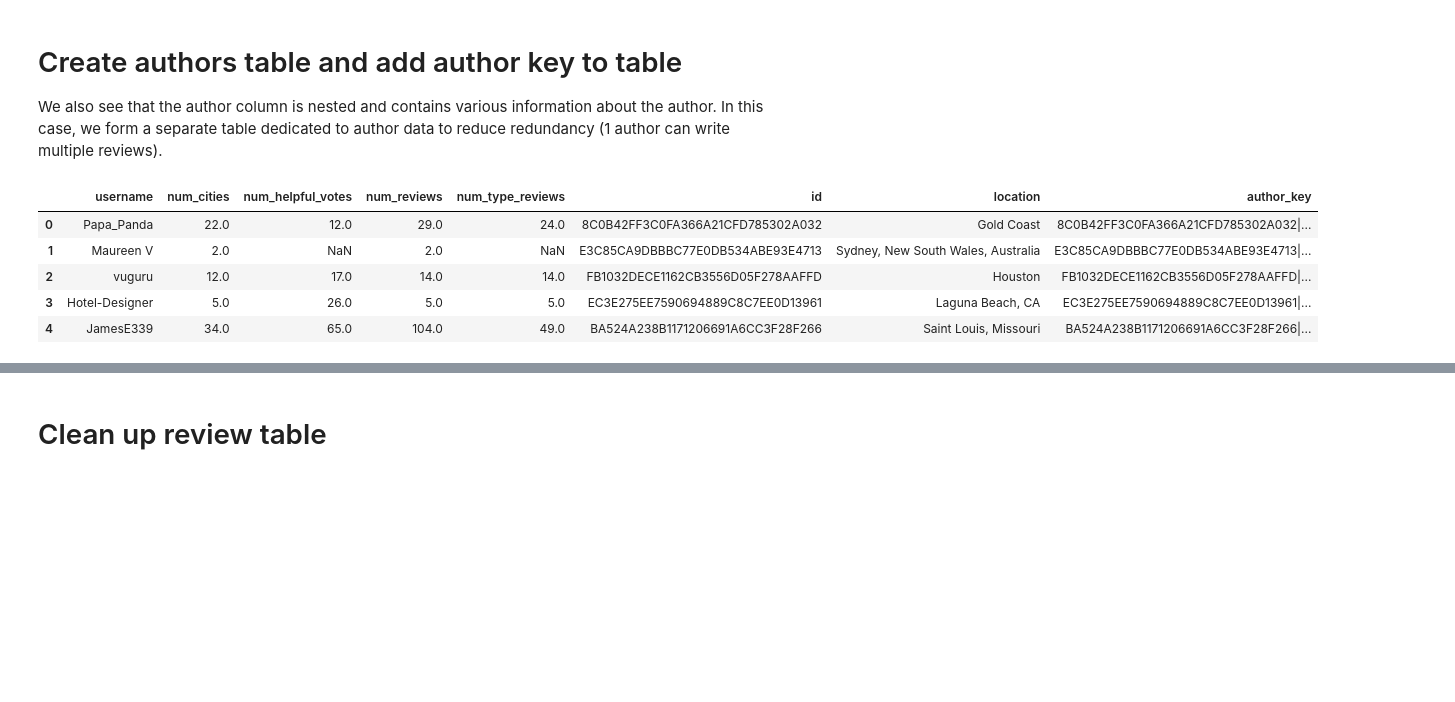
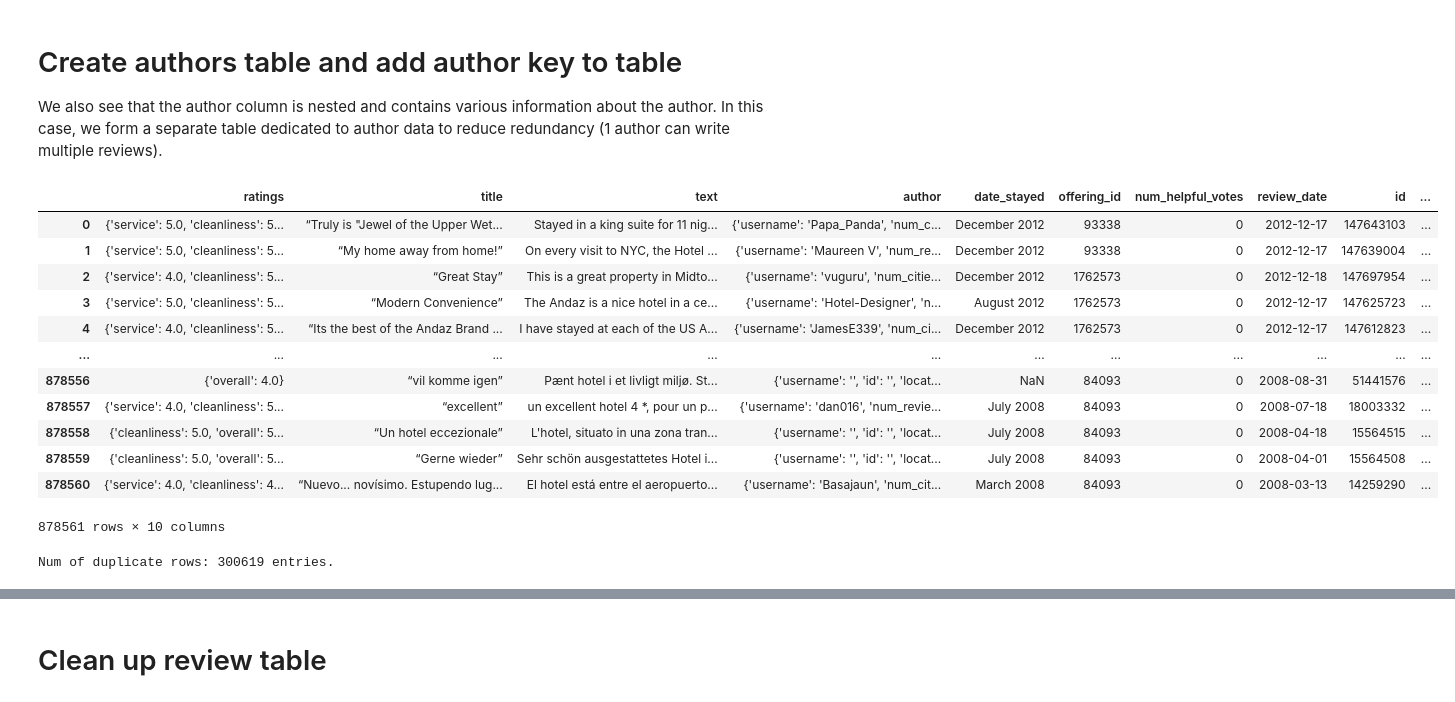
Before and after one commit to nadiavictoria/IS512-Hotel-Analytics, a Jupyter notebook: notebooks/01_data_preparation.ipynb, the cells around one changed output, grey strips where cells are left out. Saved outputs shown, nothing was run; the diff lists cells and outputs as text; code cells hidden in the pictures; blank space fills up the shorter version.

```diff
--- a/notebooks/01_data_preparation.ipynb
+++ b/notebooks/01_data_preparation.ipynb
@@ -54,13 +56,28 @@ flattened_review_df.head()
 # Create authors table and add author key to table
 
 We also see that the author column is nested and contains various information about the author. In this case, we form a separate table dedicated to author data to reduce redundancy (1 author can write multiple reviews).
+# %%
+df_raw
+# %% [output]
+|  | ratings | title | text | author | date_stayed | offering_id | num_helpful_votes | review_date | id | ... |
+| 0 | {'service': 5.0, 'cleanliness': 5... | “Truly is "Jewel of the Upper Wet... | Stayed in a king suite for 11 nig... | {'username': 'Papa_Panda', 'num_c... | December 2012 | 93338 | 0 | 2012-12-17 | 147643103 | ... |
+| 1 | {'service': 5.0, 'cleanliness': 5... | “My home away from home!” | On every visit to NYC, the Hotel ... | {'username': 'Maureen V', 'num_re... | December 2012 | 93338 | 0 | 2012-12-17 | 147639004 | ... |
+| 2 | {'service': 4.0, 'cleanliness': 5... | “Great Stay” | This is a great property in Midto... | {'username': 'vuguru', 'num_citie... | December 2012 | 1762573 | 0 | 2012-12-18 | 147697954 | ... |
+| 3 | {'service': 5.0, 'cleanliness': 5... | “Modern Convenience” | The Andaz is a nice hotel in a ce... | {'username': 'Hotel-Designer', 'n... | August 2012 | 1762573 | 0 | 2012-12-17 | 147625723 | ... |
+| 4 | {'service': 4.0, 'cleanliness': 5... | “Its the best of the Andaz Brand ... | I have stayed at each of the US A... | {'username': 'JamesE339', 'num_ci... | December 2012 | 1762573 | 0 | 2012-12-17 | 147612823 | ... |
+| ... | ... | ... | ... | ... | ... | ... | ... | ... | ... | ... |
+| 878556 | {'overall': 4.0} | “vil komme igen” | Pænt hotel i et livligt miljø. St... | {'username': '', 'id': '', 'locat... | NaN | 84093 | 0 | 2008-08-31 | 51441576 | ... |
+| 878557 | {'service': 4.0, 'cleanliness': 5... | “excellent” | un excellent hotel 4 *, pour un p... | {'username': 'dan016', 'num_revie... | July 2008 | 84093 | 0 | 2008-07-18 | 18003332 | ... |
+| 878558 | {'cleanliness': 5.0, 'overall': 5... | “Un hotel eccezionale” | L'hotel, situato in una zona tran... | {'username': '', 'id': '', 'locat... | July 2008 | 84093 | 0 | 2008-04-18 | 15564515 | ... |
+| 878559 | {'cleanliness': 5.0, 'overall': 5... | “Gerne wieder” | Sehr schön ausgestattetes Hotel i... | {'username': '', 'id': '', 'locat... | July 2008 | 84093 | 0 | 2008-04-01 | 15564508 | ... |
+| 878560 | {'service': 4.0, 'cleanliness': 4... | “Nuevo... novísimo. Estupendo lug... | El hotel está entre el aeropuerto... | {'username': 'Basajaun', 'num_cit... | March 2008 | 84093 | 0 | 2008-03-13 | 14259290 | ... |
+878561 rows × 10 columns
 # %%
 author_df = build_authors(df_raw)
-author_df.head()
+# author_df.head()
-# %% [output]
-|  | username | num_cities | num_helpful_votes | num_reviews | num_type_reviews | id | location | author_key |
-| 0 | Papa_Panda | 22.0 | 12.0 | 29.0 | 24.0 | 8C0B42FF3C0FA366A21CFD785302A032 | Gold Coast | 8C0B42FF3C0FA366A21CFD785302A032|... |
-| 1 | Maureen V | 2.0 | NaN | 2.0 | NaN | E3C85CA9DBBBC77E0DB534ABE93E4713 | Sydney, New South Wales, Australia | E3C85CA9DBBBC77E0DB534ABE93E4713|... |
-| 2 | vuguru | 12.0 | 17.0 | 14.0 | 14.0 | FB1032DECE1162CB3556D05F278AAFFD | Houston | FB1032DECE1162CB3556D05F278AAFFD|... |
-| 3 | Hotel-Designer | 5.0 | 26.0 | 5.0 | 5.0 | EC3E275EE7590694889C8C7EE0D13961 | Laguna Beach, CA | EC3E275EE7590694889C8C7EE0D13961|... |
-| 4 | JamesE339 | 34.0 | 65.0 | 104.0 | 49.0 | BA524A238B1171206691A6CC3F28F266 | Saint Louis, Missouri | BA524A238B1171206691A6CC3F28F266|... |
+# %%
+# Check for duplicates
+duplicate_rows = author_df.duplicated()
+print(f'Num of duplicate rows: {(duplicate_rows.sum())} entries.')
+# %% [output]
+Num of duplicate rows: 300619 entries.
```
Also changed, not shown: parts of 15 cells of this notebook.
